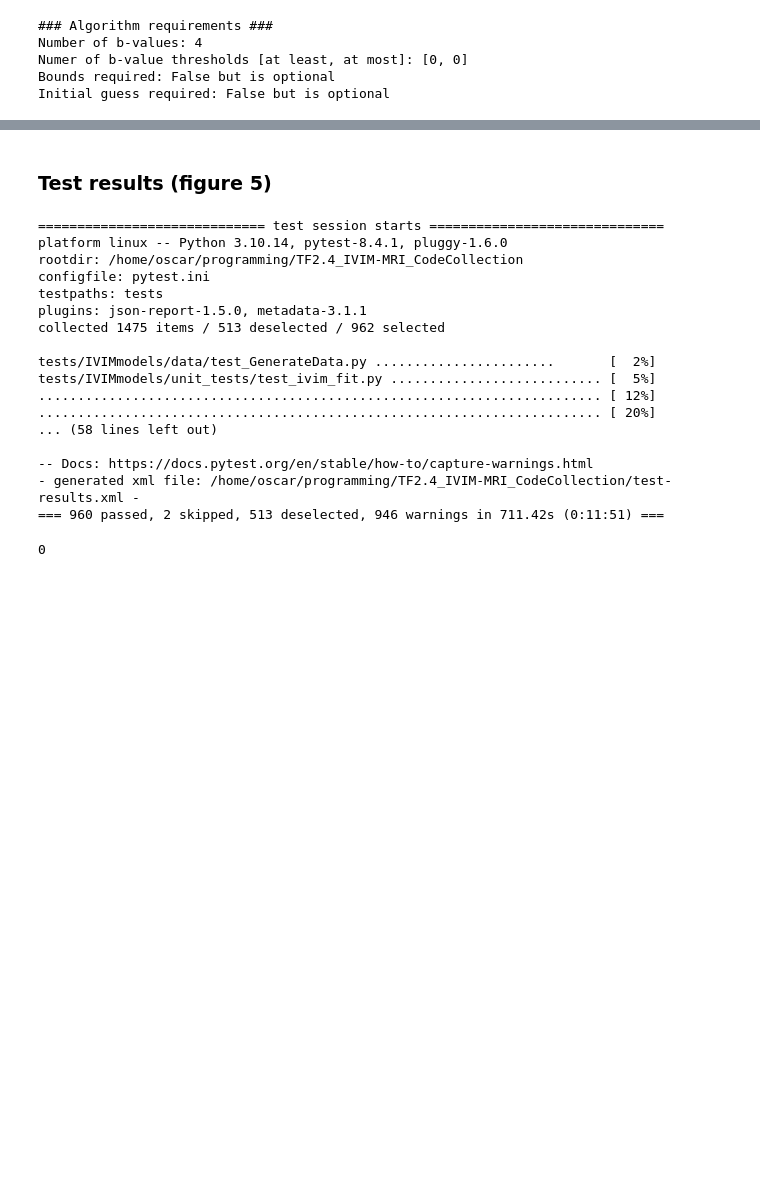
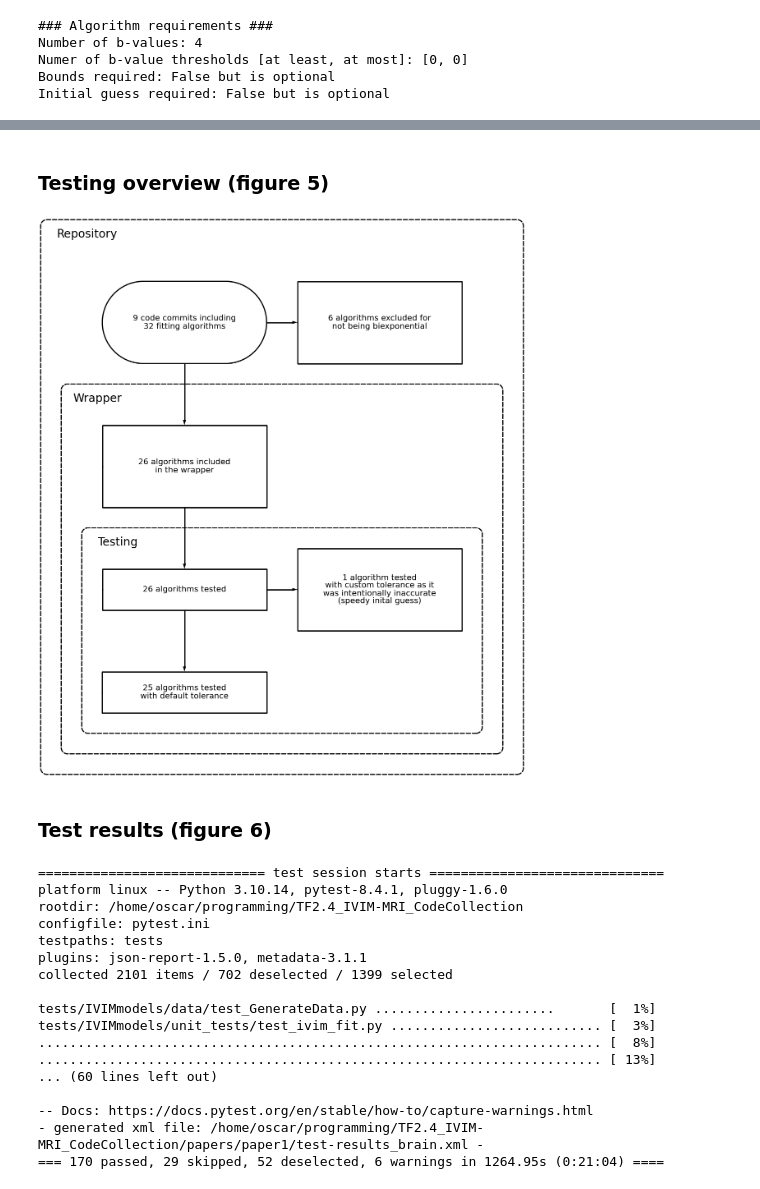
Before and after one commit to OSIPI/TF2.4_IVIM-MRI_CodeCollection, a Jupyter notebook: papers/paper1/figs.ipynb, the cells around one changed output, grey strips where cells are left out. Drawn from its saved outputs; the diff is of its cells as text; code cells hidden in the pictures; blank space fills up the shorter version.

```diff
--- a/papers/paper1/figs.ipynb
+++ b/papers/paper1/figs.ipynb
@@ -354,8 +369,42 @@ fig.savefig(os.path.join('figs','fig4.png'),dpi=800);
+# %% [markdown]
+### Testing overview (figure 5)
+# %%
+with schemdraw.Drawing() as d:
+    d.config(fontsize=14)
+
+    # Code contributions
+    d += (conts := flow.Start(w=8, h=4).label("9 code commits including\n32 fitting algorithms"))
+
+    # Wrapper
+    d += flow.Arrow().right(d.unit/2).at(conts.E)
+    d += (not_wrapped := flow.Box(w=8, h = 4).label("6 algorithms excluded for\nnot being biexponential"))
+    d += flow.Arrow().down(d.unit).at(conts.S)
+    d += (wrapped := flow.Box(w=8, h = 4).label("26 algorithms included\nin the wrapper"))
+
+    # Testing
+    d += flow.Arrow().down(d.unit).at(wrapped.S)
+    d += (tested := flow.Box(w=8, h = 2).label("26 algorithms tested"))
+    d += flow.Arrow().down(d.unit).at(tested.S)
+    d += (tested_default := flow.Box(w=8, h = 2).label("25 algorithms tested\nwith default tolerance"))
+    d += flow.Arrow().right(d.unit/2).at(tested.E)
+    d += (tested_custom := flow.Box(w=8, h = 4).label("1 algorithm tested\nwith custom tolerance as it\nwas intentionally inaccurate\n(speedy inital guess)"))
+
+    # Enclosing
+    d.config(fontsize=20)
+    d += (testing := elm.EncircleBox([tested_default,tested_custom,tested], padx=1, pady=1).linestyle("--").linewidth(2).color('black').label('Testing', loc='top', ofst=(-8,-1)))
+    d += (wrapper := elm.EncircleBox([tested_default,tested_custom,tested,wrapped], padx=2, pady=2).linestyle("--").linewidth(2).color('black').label('Wrapper', loc='top', ofst=(-9,-1)))
+    d += (repository := elm.EncircleBox([tested_default,tested_custom,tested,wrapped,not_wrapped,conts], padx=3, pady=3).linestyle("--").linewidth(2).color('black').label('Repository', loc='top', ofst=(-9.5,-1)))
+
+    # Save fig
+    d.save(os.path.join('figs','fig5.eps'));
+# %% [output]
+[figure, added]
 # %% [markdown]
-### Test results (figure 5)
+### Test results (figure 6)
 # %%
 os.chdir(os.path.dirname(os.path.dirname(os.getcwd())))
-os.system('python -m pytest --doctest-modules --junitxml=papers/paper1/test-results.xml --withmatlab')
+os.system('python -m pytest --doctest-modules --junitxml=papers/paper1/test-results_body.xml --withmatlab')
+os.system('python -m pytest --doctest-modules --junitxml=papers/paper1/test-results_brain.xml --dataFile tests/IVIMmodels/unit_tests/generic_brain.json --withmatlab')
 os.chdir(os.path.join('papers','paper1'))
 # %% [output]
 ============================= test session starts ==============================
@@ -364,18 +413,17 @@ rootdir: /home/oscar/programming/TF2.4_IVIM-MRI_CodeCollection
 configfile: pytest.ini
 testpaths: tests
 plugins: json-report-1.5.0, metadata-3.1.1
-collected 1475 items / 513 deselected / 962 selected
+collected 2101 items / 702 deselected / 1399 selected
 
-tests/IVIMmodels/data/test_GenerateData.py .......................       [  2%]
-tests/IVIMmodels/unit_tests/test_ivim_fit.py ........................... [  5%]
-........................................................................ [ 12%]
-........................................................................ [ 20%]
-... (58 lines left out)
+tests/IVIMmodels/data/test_GenerateData.py .......................       [  1%]
+tests/IVIMmodels/unit_tests/test_ivim_fit.py ........................... [  3%]
+........................................................................ [  8%]
+........................................................................ [ 13%]
+... (60 lines left out)
 
 -- Docs: https://docs.pytest.org/en/stable/how-to/capture-warnings.html
-- generated xml file: /home/oscar/programming/TF2.4_IVIM-MRI_CodeCollection/test-results.xml -
-=== 960 passed, 2 skipped, 513 deselected, 946 warnings in 711.42s (0:11:51) ===
+- generated xml file: /home/oscar/programming/TF2.4_IVIM-MRI_CodeCollection/papers/paper1/test-results_brain.xml -
+=== 170 passed, 29 skipped, 52 deselected, 6 warnings in 1264.95s (0:21:04) ====
-0
 # %%
 import xml.etree.ElementTree as ET
 
```
Also changed, not shown: parts of 12 cells of this notebook, 4 other files.
